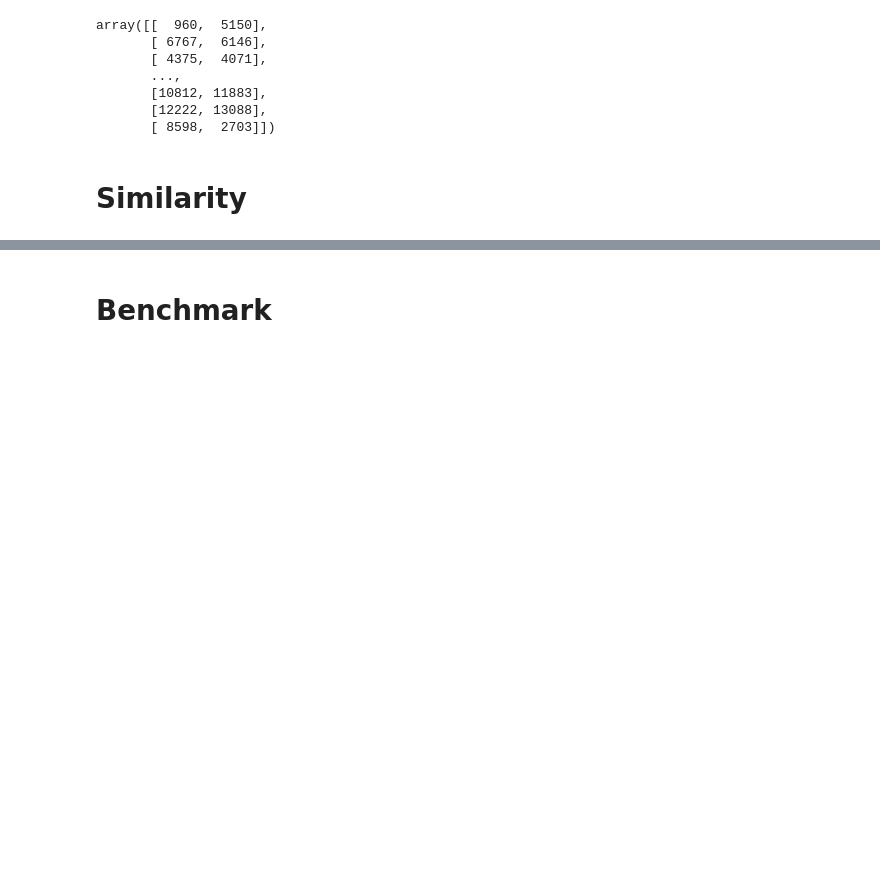
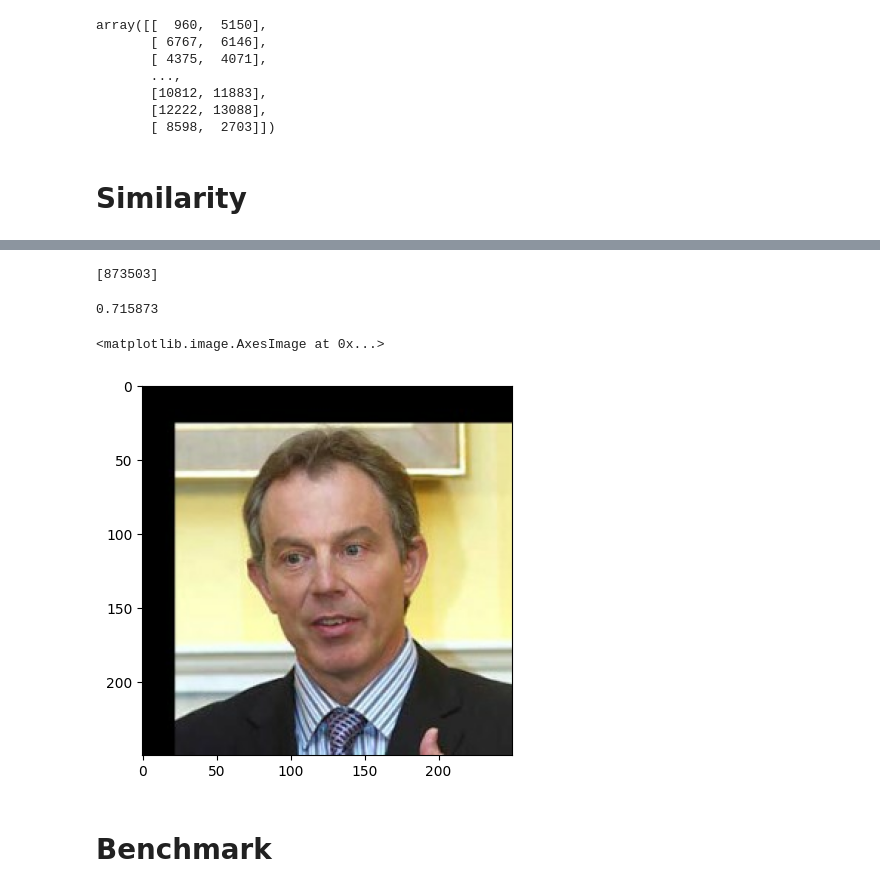
Before and after one commit to moatazsaad/face-verification, a Jupyter notebook: notebooks/Notebook.ipynb, the cells around one changed output, grey strips where cells are left out. Saved outputs shown, nothing was run; the diff lists cells and outputs as text; code cells hidden in the pictures; blank space fills up the shorter version.

```diff
--- a/notebooks/Notebook.ipynb
+++ b/notebooks/Notebook.ipynb
@@ -231,0 +285,26 @@ def euclidean_distance(img1, img2):
+# %%
+# load images
+def load_lfw_images():
+    # Load LFW dataset from TFDS
+    data = tfds.load("lfw:0.1.1", split="train", as_supervised=True, data_dir="/Users/ankanroy/face-verification/data")
+
+    entries = []
+
+    # Store (label, original dataset index, image)
+    for idx, (label, image) in enumerate(tfds.as_numpy(data)):
+        if isinstance(label, bytes):
+            label = label.decode("utf-8")
+        entries.append((label, idx, image))
+
+    # Sorting first by label then by original index
+    entries.sort(key=lambda x: (x[0], x[1]))
+
+    # images in the same sorted order used for pair generation
+    images = [entry[2] for entry in entries]
+
+    return images
+images = load_lfw_images()
+
+# Load pairs and labels
+pairs = np.load("/Users/ankanroy/face-verification/artifacts/val_pairs.npy")
+labels = np.load("/Users/ankanroy/face-verification/artifacts/val_labels.npy").astype(int)
@@ -231,0 +464,21 @@ def euclidean_distance(img1, img2):
+# %%
+# Get index of pair [ 2200,  2394] in pairs array
+
+target = np.array([12474, 12439])
+
+# Find matching rows
+indices = np.where((pairs == target).all(axis=1))[0]
+
+print(indices)
+# %% [output]
+[873503]
+# %%
+scores[873503]
+# %% [output]
+0.715873
+# %%
+import matplotlib.pyplot as plt
+plt.imshow(images[12439])
+# %% [output]
+<matplotlib.image.AxesImage at 0x...>
+[figure, added]
```
Also changed, not shown: parts of 17 cells of this notebook, 21 other files.
